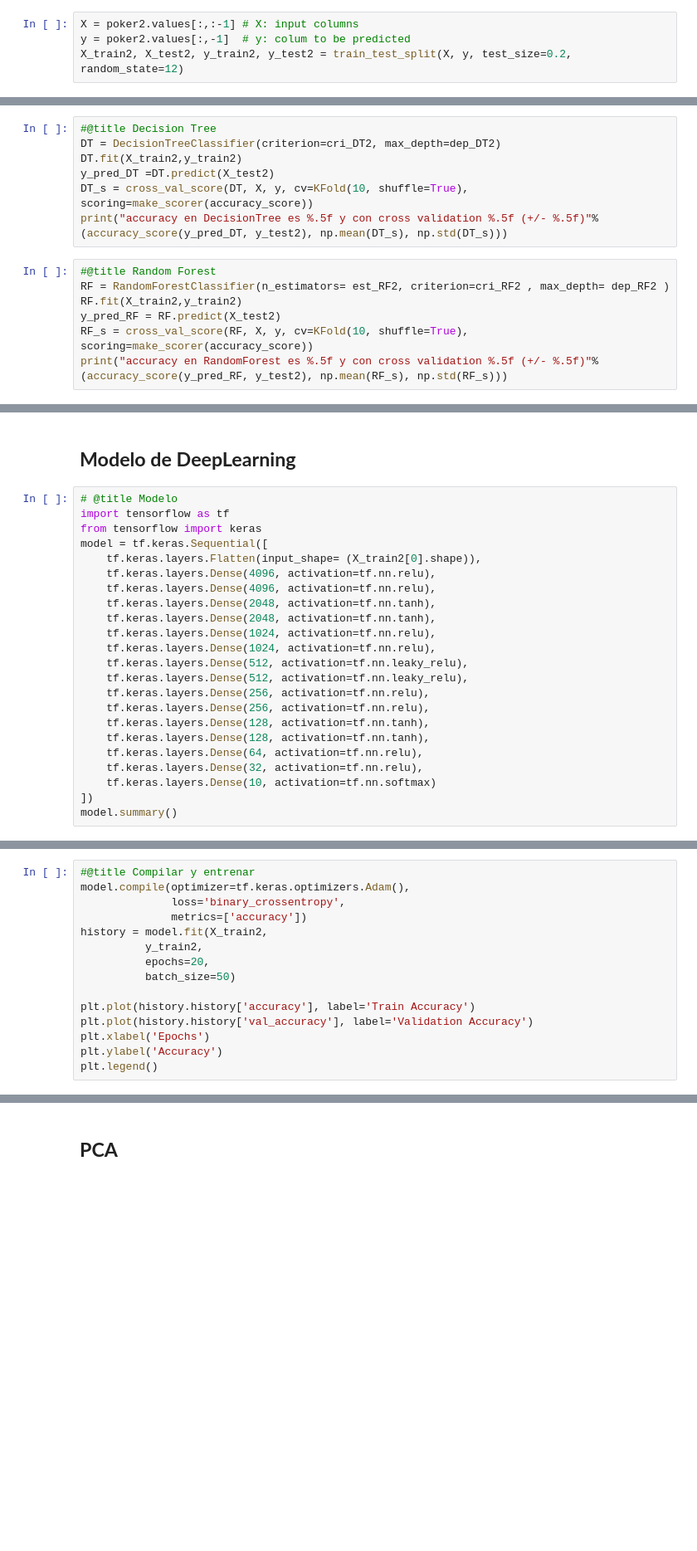
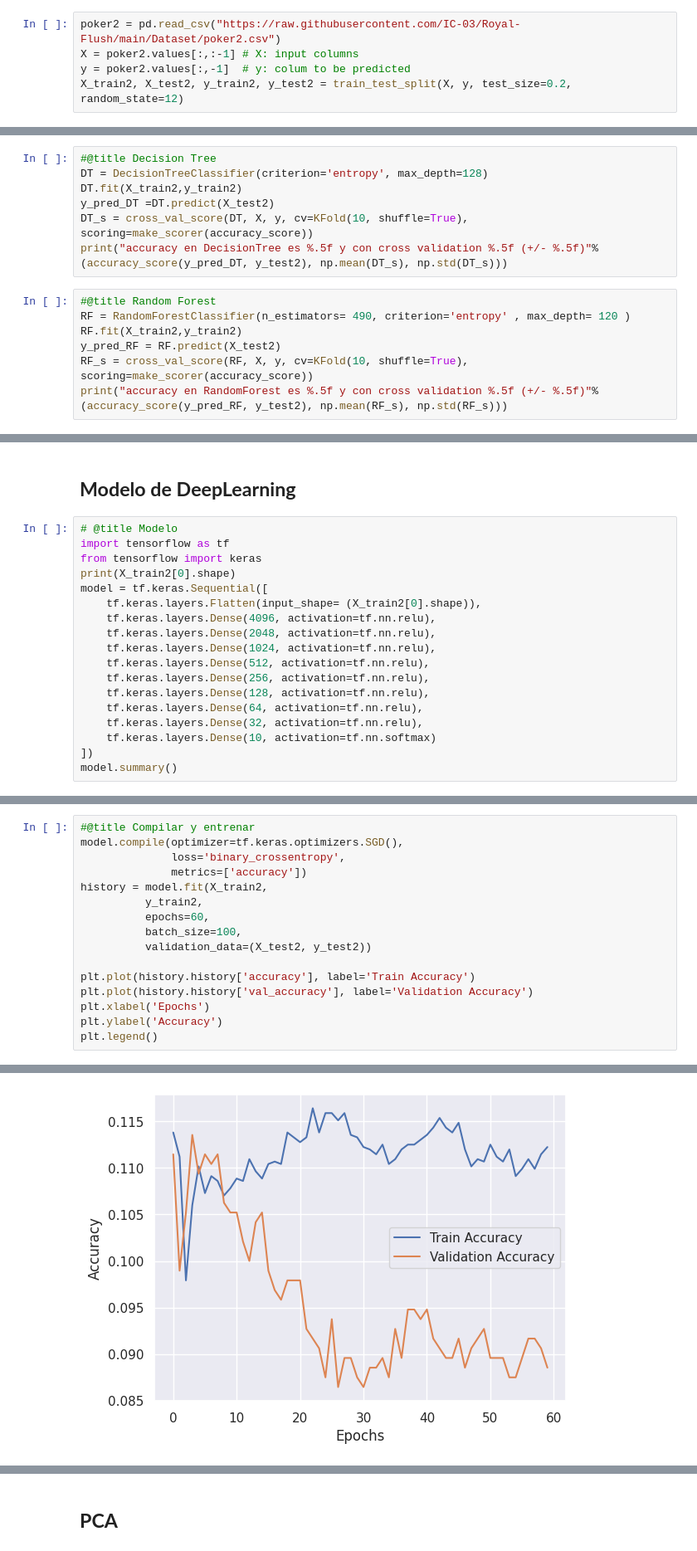
Before and after one commit to IC-03/Royal-Flush, a Jupyter notebook: Royal_Flush_Classification_Models_For_A_Poker_Hands_Dataset.ipynb, the cells around one changed output, grey strips where cells are left out. Shown at 83% size. Drawn from its saved outputs; the diff is of its cells as text; blank space fills up the shorter version.

```diff
--- a/Royal_Flush_Classification_Models_For_A_Poker_Hands_Dataset.ipynb
+++ b/Royal_Flush_Classification_Models_For_A_Poker_Hands_Dataset.ipynb
@@ -844,6 +846,7 @@ poker2 = sklearn.utils.shuffle(poker2)
 # %% [markdown]
 ### 🤖 Aplicando los modelos de clasificación con el dataset balanceado
 # %%
+poker2 = pd.read_csv("https://raw.githubusercontent.com/IC-03/Royal-Flush/main/Dataset/poker2.csv")
 X = poker2.values[:,:-1] # X: input columns
 y = poker2.values[:,-1]  # y: colum to be predicted
 X_train2, X_test2, y_train2, y_test2 = train_test_split(X, y, test_size=0.2, random_state=12)
@@ -870,14 +881,14 @@ GNB_s = cross_val_score(GNB, X, y, cv=KFold(10, shuffle=True), scoring=make_scor
 print("accuracy en GausianNaiveBayes es %.5f y con cross validation %.5f (+/- %.5f)"%(accuracy_score(y_pred_GNV, y_test2), np.mean(GNB_s), np.std(GNB_s)))
 # %%
 #@title Decision Tree
-DT = DecisionTreeClassifier(criterion=cri_DT2, max_depth=dep_DT2)
+DT = DecisionTreeClassifier(criterion='entropy', max_depth=128)
 DT.fit(X_train2,y_train2)
 y_pred_DT =DT.predict(X_test2)
 DT_s = cross_val_score(DT, X, y, cv=KFold(10, shuffle=True), scoring=make_scorer(accuracy_score))
 print("accuracy en DecisionTree es %.5f y con cross validation %.5f (+/- %.5f)"%(accuracy_score(y_pred_DT, y_test2), np.mean(DT_s), np.std(DT_s)))
 # %%
 #@title Random Forest
-RF = RandomForestClassifier(n_estimators= est_RF2, criterion=cri_RF2 , max_depth= dep_RF2 )
+RF = RandomForestClassifier(n_estimators= 490, criterion='entropy' , max_depth= 120 )
 RF.fit(X_train2,y_train2)
 y_pred_RF = RF.predict(X_test2)
 RF_s = cross_val_score(RF, X, y, cv=KFold(10, shuffle=True), scoring=make_scorer(accuracy_score))
@@ -909,20 +921,15 @@ print("accuracy en SVM con kernel rbf es %.5f y con cross validation %.5f (+/- %
 # @title Modelo
 import tensorflow as tf
 from tensorflow import keras
+print(X_train2[0].shape)
 model = tf.keras.Sequential([
     tf.keras.layers.Flatten(input_shape= (X_train2[0].shape)),
     tf.keras.layers.Dense(4096, activation=tf.nn.relu),
-    tf.keras.layers.Dense(4096, activation=tf.nn.relu),
-    tf.keras.layers.Dense(2048, activation=tf.nn.tanh),
-    tf.keras.layers.Dense(2048, activation=tf.nn.tanh),
+    tf.keras.layers.Dense(2048, activation=tf.nn.relu),
     tf.keras.layers.Dense(1024, activation=tf.nn.relu),
-    tf.keras.layers.Dense(1024, activation=tf.nn.relu),
-    tf.keras.layers.Dense(512, activation=tf.nn.leaky_relu),
-    tf.keras.layers.Dense(512, activation=tf.nn.leaky_relu),
+    tf.keras.layers.Dense(512, activation=tf.nn.relu),
     tf.keras.layers.Dense(256, activation=tf.nn.relu),
-    tf.keras.layers.Dense(256, activation=tf.nn.relu),
-    tf.keras.layers.Dense(128, activation=tf.nn.tanh),
-    tf.keras.layers.Dense(128, activation=tf.nn.tanh),
+    tf.keras.layers.Dense(128, activation=tf.nn.relu),
     tf.keras.layers.Dense(64, activation=tf.nn.relu),
     tf.keras.layers.Dense(32, activation=tf.nn.relu),
     tf.keras.layers.Dense(10, activation=tf.nn.softmax)
@@ -931,15 +956,17 @@ model.summary()
 # %%
 #@title Compilar y entrenar
-model.compile(optimizer=tf.keras.optimizers.Adam(),
+model.compile(optimizer=tf.keras.optimizers.SGD(),
               loss='binary_crossentropy',
               metrics=['accuracy'])
 history = model.fit(X_train2,
           y_train2,
-          epochs=20,
-          batch_size=50)
+          epochs=60,
+          batch_size=100,
+          validation_data=(X_test2, y_test2))
 
 plt.plot(history.history['accuracy'], label='Train Accuracy')
 plt.plot(history.history['val_accuracy'], label='Validation Accuracy')
 plt.xlabel('Epochs')
 plt.ylabel('Accuracy')
 plt.legend()
+# %% [output]
@@ -946,3 +991,4 @@ plt.legend()
+[figure, added]
 # %%
 #@title Evaluar el Modelo
 test_loss, test_acc = model.evaluate(X_test2, y_test2, verbose=False)
```
Also changed, not shown: parts of 26 cells of this notebook.
